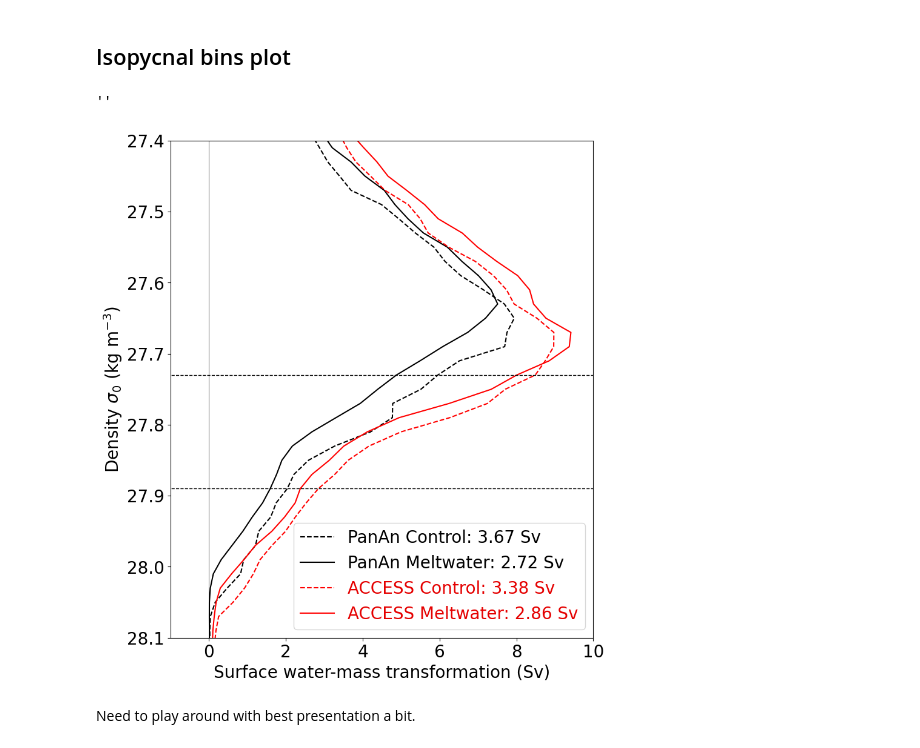
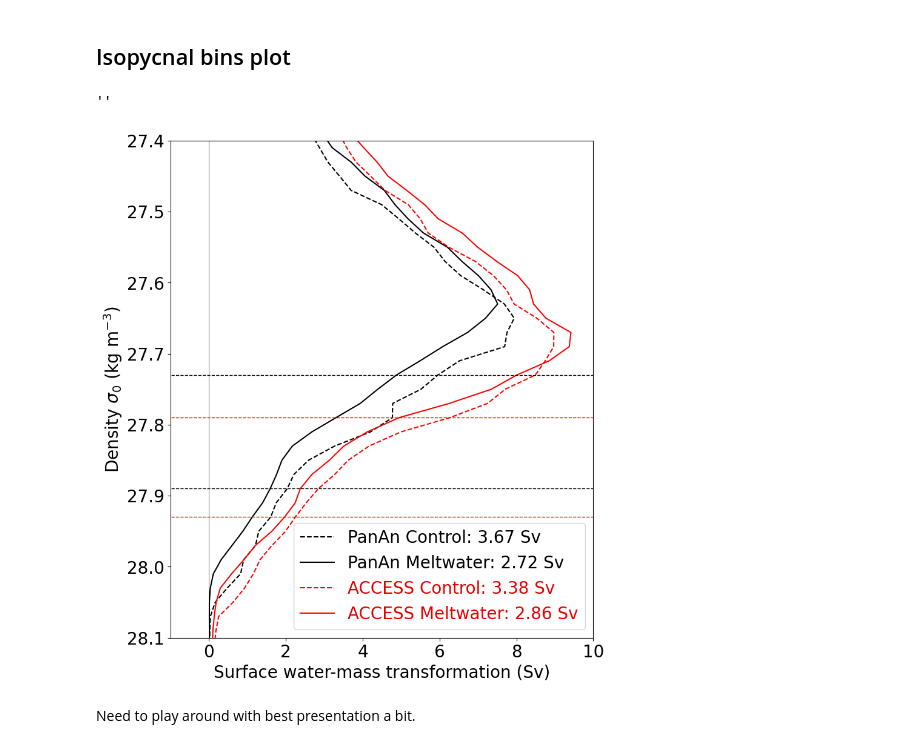
Before and after one commit to adele-morrison/panan-meltwater, a Jupyter notebook: notebooks/bottom_water_analysis/SWMT_shelf_prescribed.ipynb, the cells around one changed output. Cells and saved outputs as stored; diff of their text form; code cells hidden in the pictures.

```diff
--- a/notebooks/bottom_water_analysis/SWMT_shelf_prescribed.ipynb
+++ b/notebooks/bottom_water_analysis/SWMT_shelf_prescribed.ipynb
@@ -98,36 +98,40 @@ acc_M = xr.open_dataarray('/g/data/g40/kc5856/access_panan_ssp126_SWMT/new_ACCES
 # %%
 pan01_25 = 27.89
 pan01_75 = 27.73
+ACC_25 = 27.93
+ACC_75 = 27.79
 # %%
 plt.rcParams['font.size'] = 20
 
 
 fig, ax1 = plt.subplots(figsize=(9, 10.66))
 
 ax1.plot(pan01_C, pan01_C['isopycnal_bins'], linestyle='--', color = 'black', label='PanAn Control: 3.67 Sv')
 ax1.plot(pan01_M, pan01_M['isopycnal_bins'], 'black', label='PanAn Meltwater: 2.72 Sv')
 ax1.plot(acc_C, acc_C['isopycnal_bins'], linestyle='--',color='red', label='ACCESS Control: 3.38 Sv')
 ax1.plot(acc_M, acc_M['isopycnal_bins'], 'red', label='ACCESS Meltwater: 2.86 Sv')
 
 ax1.plot([0, 0], [27.4, 28.1], 'k', linewidth=0.5)
 ax1.plot([-5, 15], [pan01_25, pan01_25], 'k--', linewidth=1)
 ax1.plot([-5, 15], [pan01_75, pan01_75], 'k--', linewidth=1)
+ax1.plot([-5, 15], [ACC_25, ACC_25], 'r--', linewidth=1)
+ax1.plot([-5, 15], [ACC_75, ACC_75], 'r--', linewidth=1)
 
 leg = plt.legend()
 # Access the text objects in the legend
 for text, color in zip(leg.get_texts(), ['black', 'black','#E50000','#E50000']):
     text.set_color(color)
 
 ax1.set_ylim((28.1, 27.4))
 ax1.set_xlim((-1, 10))
 ax1.yaxis.set_label_position("left")
 ax1.yaxis.tick_left()
 ax1.set_ylabel('Density $\sigma_0$ (kg m$^{-3}$)')
 ax1.set_xlabel('Surface water-mass transformation (Sv)')
 ;
 # %% [output]
 ''
-[figure, old version]
+[figure, new version]
 # %% [markdown]
 Need to play around with best presentation a bit.
 # %%
```
